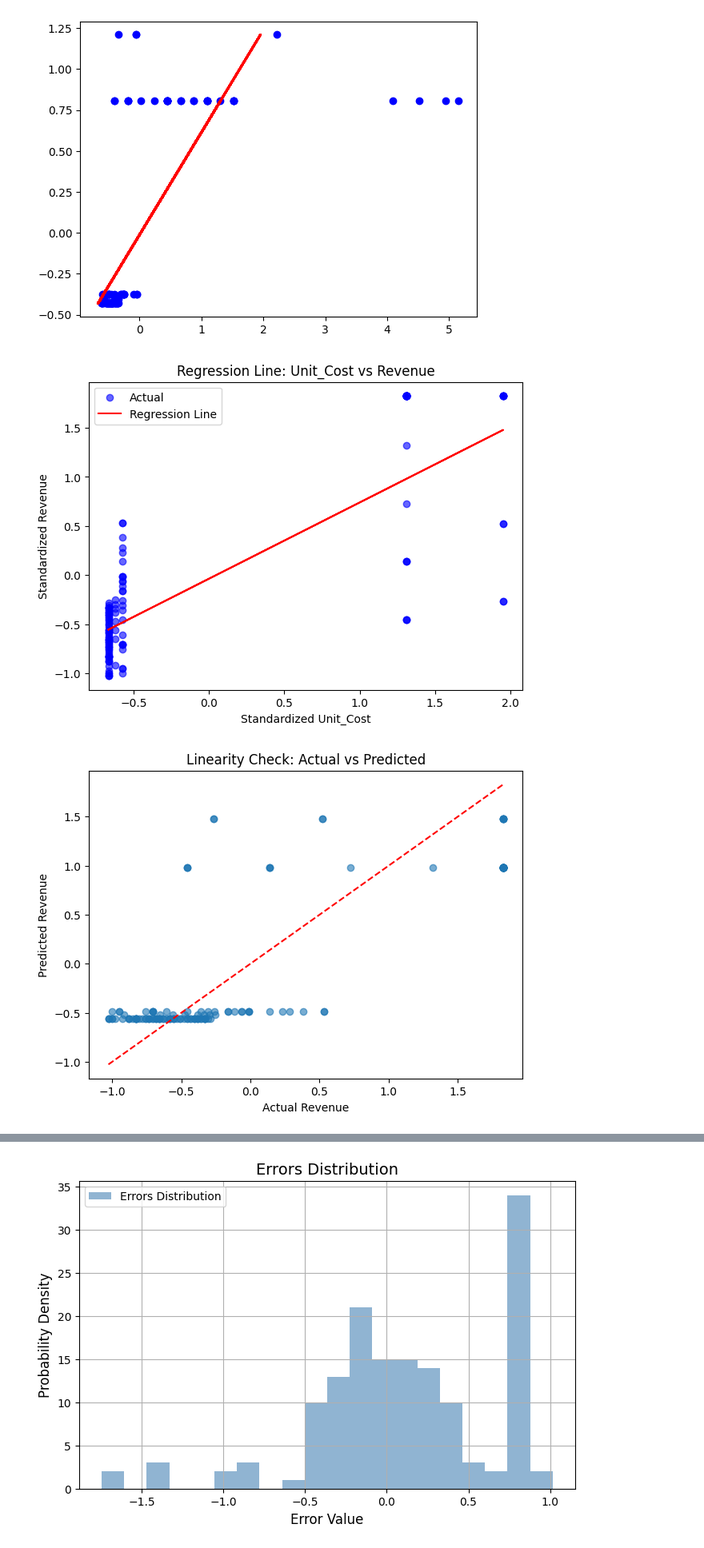
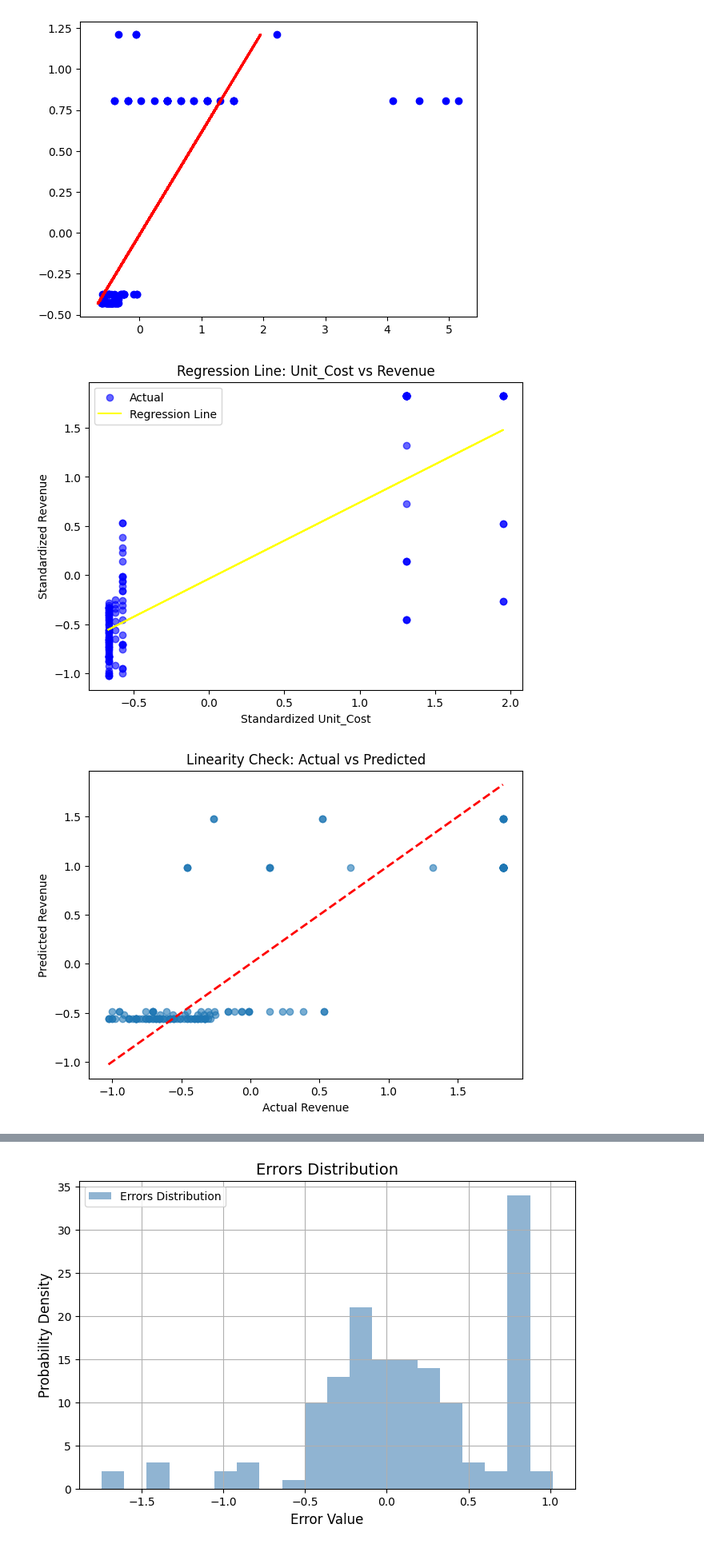
Before and after one commit to kiruthik5000/Statistics, a Jupyter notebook: Day6/P3.ipynb, the cells around one changed output, grey strips where cells are left out. Shown: that part at 80% size. Saved outputs shown, nothing was run; the diff lists cells and outputs as text; code cells hidden in the pictures.

```diff
--- a/Day6/P3.ipynb
+++ b/Day6/P3.ipynb
@@ -129,7 +129,7 @@ residuals = y_test_pr - y_pred_pr
 # ------------------------------
 plt.figure(figsize=(7,5))
 plt.scatter(X_test_pr, y_test_pr, color='blue', alpha=0.6, label='Actual')
-plt.plot(X_test_pr, y_pred_pr, color='red', label='Regression Line')
+plt.plot(X_test_pr, y_pred_pr, color='yellow', label='Regression Line')
 plt.xlabel("Standardized Unit_Cost")
 plt.ylabel("Standardized Revenue")
 plt.title("Regression Line: Unit_Cost vs Revenue")
@@ -137,35 +137,35 @@ plt.legend()
 plt.show()
 
 # ------------------------------
 # PLOT 2: Linearity Check
 # ------------------------------
 plt.figure(figsize=(7,5))
 plt.scatter(y_test_pr, y_pred_pr, alpha=0.6)
 plt.plot([y_test_pr.min(), y_test_pr.max()],
          [y_test_pr.min(), y_test_pr.max()],
-         color='red', linestyle='--')
+         color='red', linestyle='--', lw=2)
 plt.xlabel("Actual Revenue")
 plt.ylabel("Predicted Revenue")
 plt.title("Linearity Check: Actual vs Predicted")
 plt.show()
 
 # ------------------------------
 # PLOT 3: Homoscedasticity (Residual Plot)
 # ------------------------------
 plt.figure(figsize=(7,5))
 plt.scatter(range(len(residuals)), residuals, alpha=0.7)
 plt.axhline(0, color='red', linestyle='--')
 sns.despine(top=True, right=True)
 plt.xlabel("Observation Index")
 plt.ylabel("Residuals")
 plt.title("Residual Plot: Checking Homoscedasticity")
 plt.show()
 
 # ------------------------------
 # PLOT 4: Residual Distribution
 # ------------------------------
 # %% [output]
-[figure, old version]
+[figure, new version]
 [figure]
 [figure]
 # %%
```
Also changed, not shown: 1 other file.
